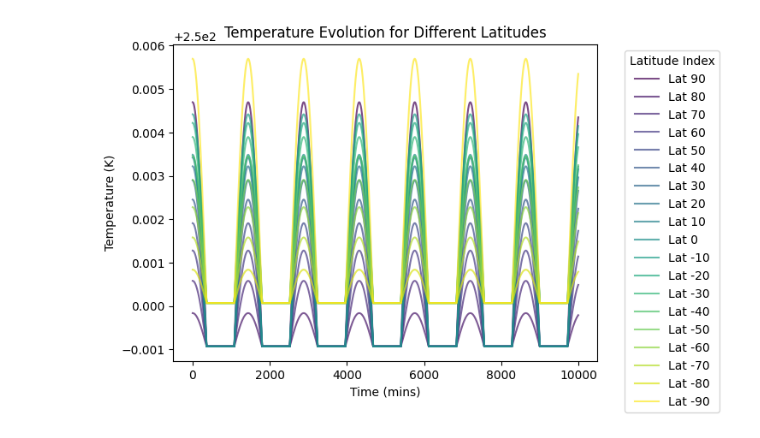
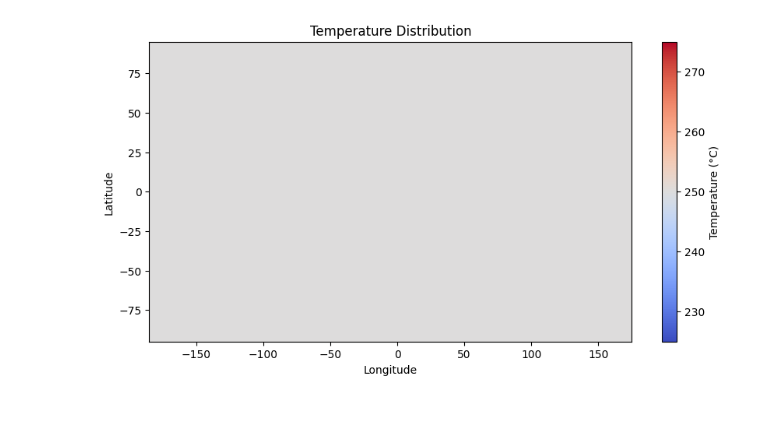
Before and after one commit to Antel0pe/WeatherSimulations, a Jupyter notebook: notebooks/VerySimplePhysicsWeatherModel.ipynb, the cells around one changed output. Cells and saved outputs as stored; diff of their text form; code cells hidden in the pictures; blank space fills up the shorter version.

```diff
--- a/notebooks/VerySimplePhysicsWeatherModel.ipynb
+++ b/notebooks/VerySimplePhysicsWeatherModel.ipynb
@@ -71,19 +73,26 @@ diffusionConstant = 0.1
 # %%
 temperatures = []
-currentTemperature = np.array([startingTemperature for _ in range(numLatitudes)])
-# incomingSolarEnergy = []
+currentTemperatures = np.full((numLatitudes,numLongitudes), 250)
+incomingSolarEnergy = []
 for t in range(0, totalTimesteps*timestepSeconds, timestepSeconds):
-    outgoingEnergy = outgoingRadiation(greenhouseCoefficient, currentTemperature)
+    outgoingEnergy = outgoingRadiation(greenhouseCoefficient, currentTemperatures)
 
     incomingSolarRadiation = variableIncomingSolarRadiation(maxIncomingSolarRadiation, t, timestepSecondsForDay, latitudeBands)
-    # incomingSolarEnergy.append(incomingSolarRadiation)
-    rateOfTempChange = rateOfTemperatureChange(incomingSolarRadiation, outgoingEnergy, heatCapacity)
-    currentTemperatures = temperatureChangeEulersMethod(currentTemperature, rateOfTempChange, timestepSeconds)
-    print(currentTemperatures)
+    incomingSolarRadiationForEachTile = np.tile(incomingSolarRadiation, (numLongitudes, 1)).T
+
+    rateOfTempChange = rateOfTemperatureChange(incomingSolarRadiationForEachTile, outgoingEnergy, heatCapacity)
+    # print(rateOfTempChange[:, 0])
+    # print((rateOfTempChange * timestepSeconds)[:, 0])
+    # print((currentTemperatures + (rateOfTempChange * timestepSeconds))[:, 0])
+    currentTemperatures = temperatureChangeEulersMethod(currentTemperatures, rateOfTempChange, timestepSeconds)
+    # print(currentTemperatures[:, 0])
     heatDiffusion = heatDiffusionBetweenLatitudes(currentTemperatures, diffusionConstant, timestepSeconds)
     currentTemperatures += heatDiffusion
-    print(heatDiffusion)
-    print(currentTemperatures)
+    # print(currentTemperatures[:, 0])
 
     temperatures.append(currentTemperatures)
+    if np.isnan(currentTemperatures.max()) or t > 6000:
+        break
+    else:
+        print(currentTemperatures.max())
 # %% [output]
@@ -107,21 +116,17 @@ Streaming output truncated to the last 5000 lines.
-# %%
-fig, ax1 = plt.subplots()
-npTemperatures = np.array(temperatures)
-
-colors = cm.viridis(np.linspace(0, 1, npTemperatures.shape[1]))
-nudge=0 # currently symmetric latitudes have the exact same temp, they overlap on plot, doing this allows them to separate out
-for lat_idx in range(npTemperatures.shape[1]):  # plot line for each lat
-    if lat_idx > 9:
-        nudge = 0.001
-    ax1.plot(np.arange(totalTimesteps), npTemperatures[:, lat_idx]+nudge, label=f"Lat {int(latitudeBands[lat_idx])}", color=colors[lat_idx], alpha=0.7)
-
-ax1.set_xlabel("Time (mins)")
-ax1.set_ylabel("Temperature (K)")
-ax1.set_title("Temperature Evolution for Different Latitudes")
-
-# Add legend (but only if there aren't too many lines)
-ax1.legend(title="Latitude Index", bbox_to_anchor=(1.05, 1), loc='upper left')
-
-plt.show()
-# %% [output]
-[figure, removed]
+# %%
+lon = np.arange(-180, 180, 10)  # From -180 to 170 in steps of 10
+lat = np.arange(-90, 100, 10)
+
+plt.figure(figsize=(10, 5))
+plt.pcolormesh(lon, lat, temperatures[-1], shading='auto', cmap='coolwarm')
+
+# Add labels and title
+plt.xlabel("Longitude")
+plt.ylabel("Latitude")
+plt.title("Temperature Distribution")
+plt.colorbar(label="Temperature (°C)")
+
+# Show the plot
+plt.show()
+# %% [output]
+[figure, added]
```
Also changed, not shown: parts of 3 cells of this notebook, 1 other file.
